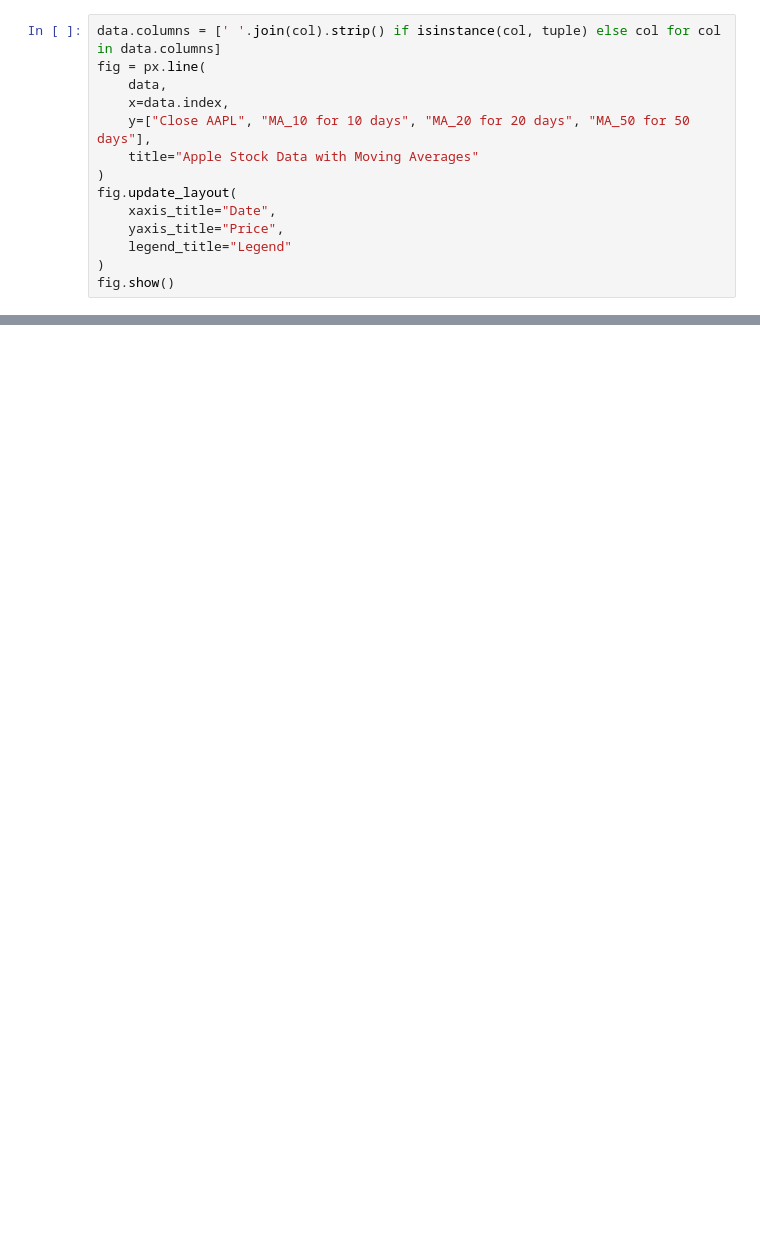
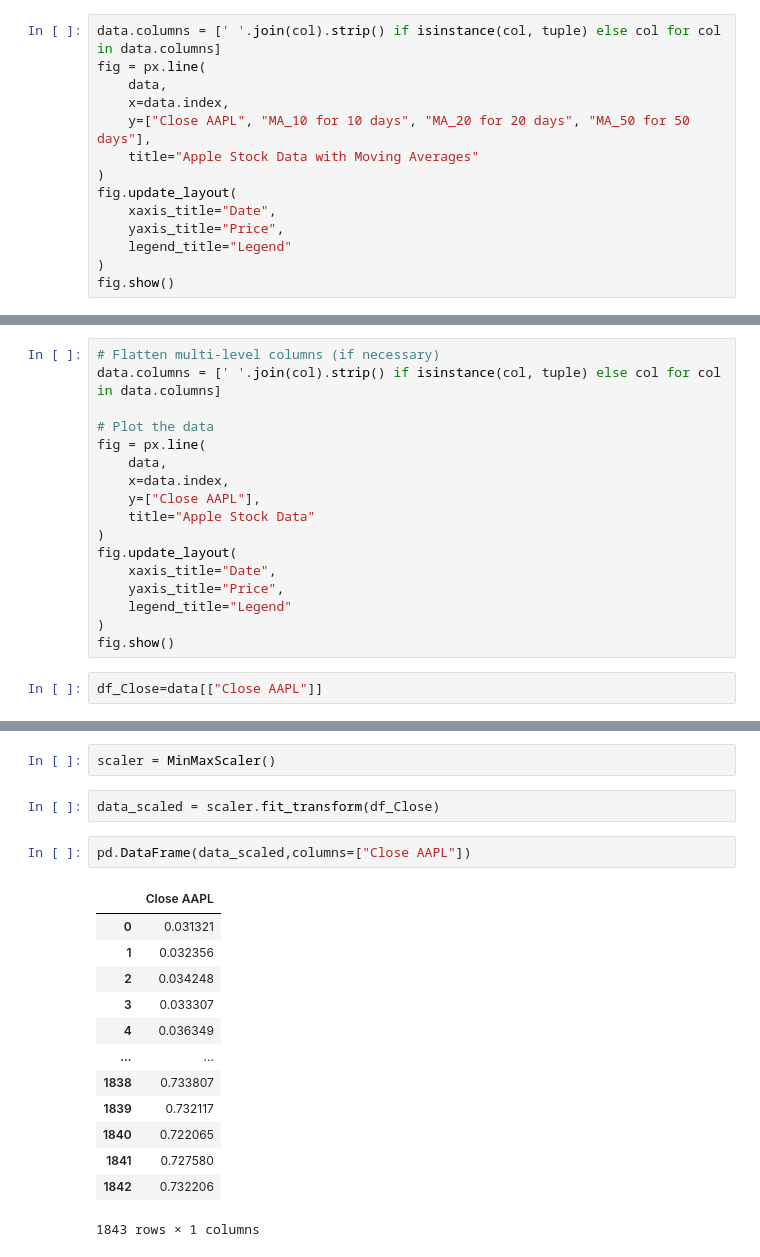
Before and after one commit to DarshanCHMSR/lstm, a Jupyter notebook: lstm.ipynb, the cells around one changed output, grey strips where cells are left out. Drawn from its saved outputs; the diff is of its cells as text; blank space fills up the shorter version.

```diff
--- a/lstm.ipynb
+++ b/lstm.ipynb
@@ -234,0 +232,19 @@ plt.show()
+# %%
+# Flatten multi-level columns (if necessary)
+data.columns = [' '.join(col).strip() if isinstance(col, tuple) else col for col in data.columns]
+
+# Plot the data
+fig = px.line(
+    data,
+    x=data.index,
+    y=["Close AAPL"],
+    title="Apple Stock Data"
+)
+fig.update_layout(
+    xaxis_title="Date",
+    yaxis_title="Price",
+    legend_title="Legend"
+)
+fig.show()
+# %%
+df_Close=data[["Close AAPL"]]
@@ -234,0 +261,20 @@ plt.show()
+# %%
+scaler = MinMaxScaler()
+# %%
+data_scaled = scaler.fit_transform(df_Close)
+# %%
+pd.DataFrame(data_scaled,columns=["Close AAPL"])
+# %% [output]
+|  | Close AAPL |
+| 0 | 0.031321 |
+| 1 | 0.032356 |
+| 2 | 0.034248 |
+| 3 | 0.033307 |
+| 4 | 0.036349 |
+| ... | ... |
+| 1838 | 0.733807 |
+| 1839 | 0.732117 |
+| 1840 | 0.722065 |
+| 1841 | 0.727580 |
+| 1842 | 0.732206 |
+1843 rows × 1 columns
```
Also changed, not shown: parts of 40 cells of this notebook, 1 other file.
